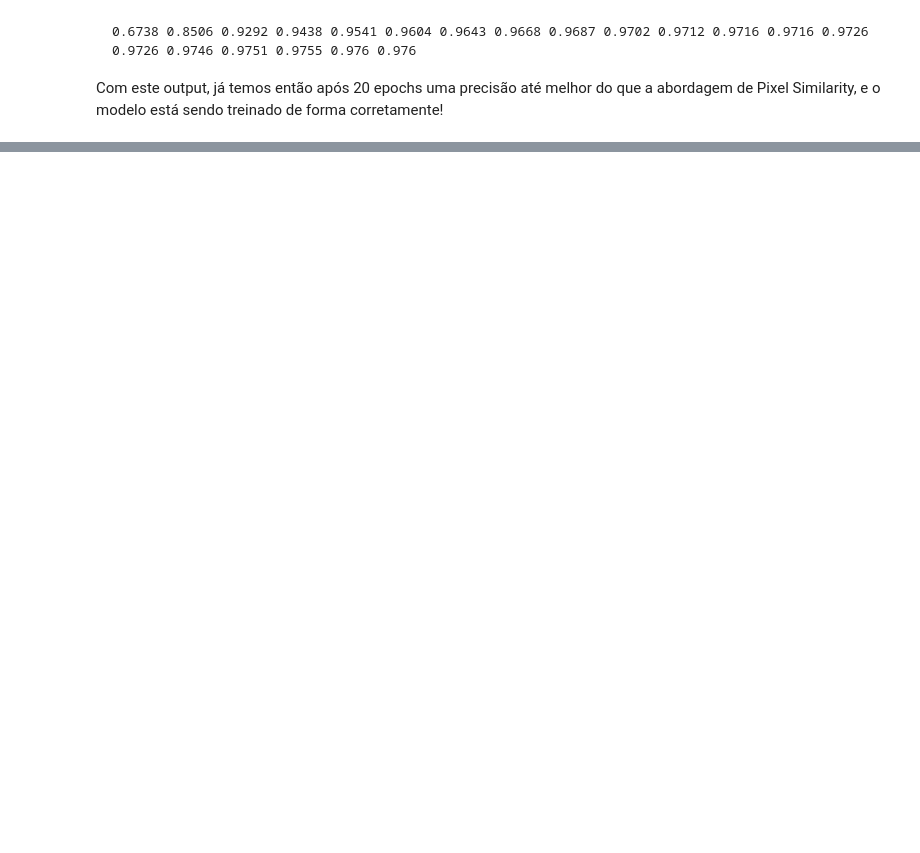
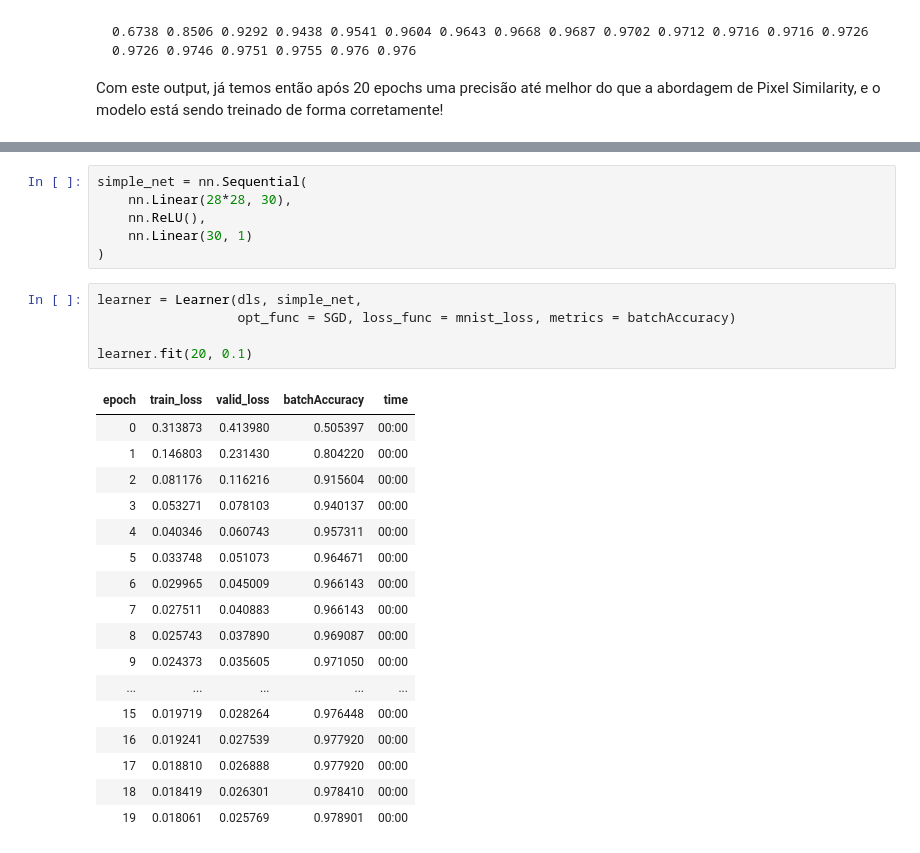
Before and after one commit to pxpc2/aprendizadodemaquina-unb, a Jupyter notebook: reconhecedordigitos.ipynb, the cells around one changed output, grey strips where cells are left out. Drawn from its saved outputs; the diff is of its cells as text; blank space fills up the shorter version.

```diff
--- a/reconhecedordigitos.ipynb
+++ b/reconhecedordigitos.ipynb
@@ -315,0 +367,29 @@ Com este output, já temos então após 20 epochs uma precisão até melhor do q
+# %%
+simple_net = nn.Sequential(
+    nn.Linear(28*28, 30),
+    nn.ReLU(),
+    nn.Linear(30, 1)
+)
+# %%
+learner = Learner(dls, simple_net,
+                  opt_func = SGD, loss_func = mnist_loss, metrics = batchAccuracy)
+
+learner.fit(20, 0.1)
+# %% [output]
+| epoch | train_loss | valid_loss | batchAccuracy | time |
+| 0 | 0.313873 | 0.413980 | 0.505397 | 00:00 |
+| 1 | 0.146803 | 0.231430 | 0.804220 | 00:00 |
+| 2 | 0.081176 | 0.116216 | 0.915604 | 00:00 |
+| 3 | 0.053271 | 0.078103 | 0.940137 | 00:00 |
+| 4 | 0.040346 | 0.060743 | 0.957311 | 00:00 |
+| 5 | 0.033748 | 0.051073 | 0.964671 | 00:00 |
+| 6 | 0.029965 | 0.045009 | 0.966143 | 00:00 |
+| 7 | 0.027511 | 0.040883 | 0.966143 | 00:00 |
+| 8 | 0.025743 | 0.037890 | 0.969087 | 00:00 |
+| 9 | 0.024373 | 0.035605 | 0.971050 | 00:00 |
+| ... | ... | ... | ... | ... |
+| 15 | 0.019719 | 0.028264 | 0.976448 | 00:00 |
+| 16 | 0.019241 | 0.027539 | 0.977920 | 00:00 |
+| 17 | 0.018810 | 0.026888 | 0.977920 | 00:00 |
+| 18 | 0.018419 | 0.026301 | 0.978410 | 00:00 |
+| 19 | 0.018061 | 0.025769 | 0.978901 | 00:00 |
```
Also changed, not shown: parts of 5 cells of this notebook.
